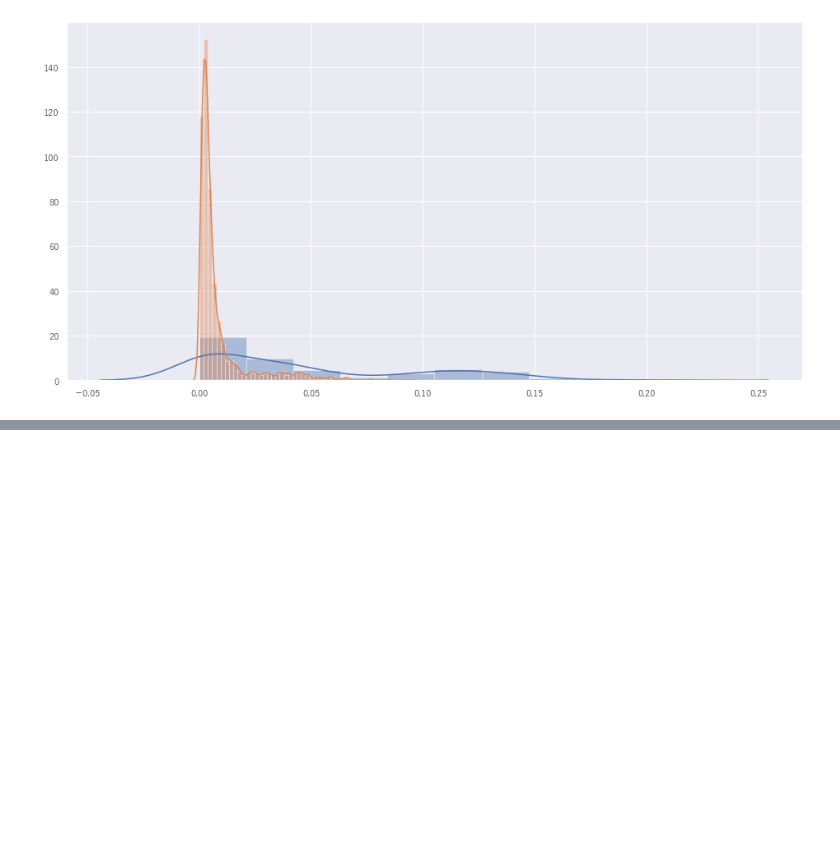
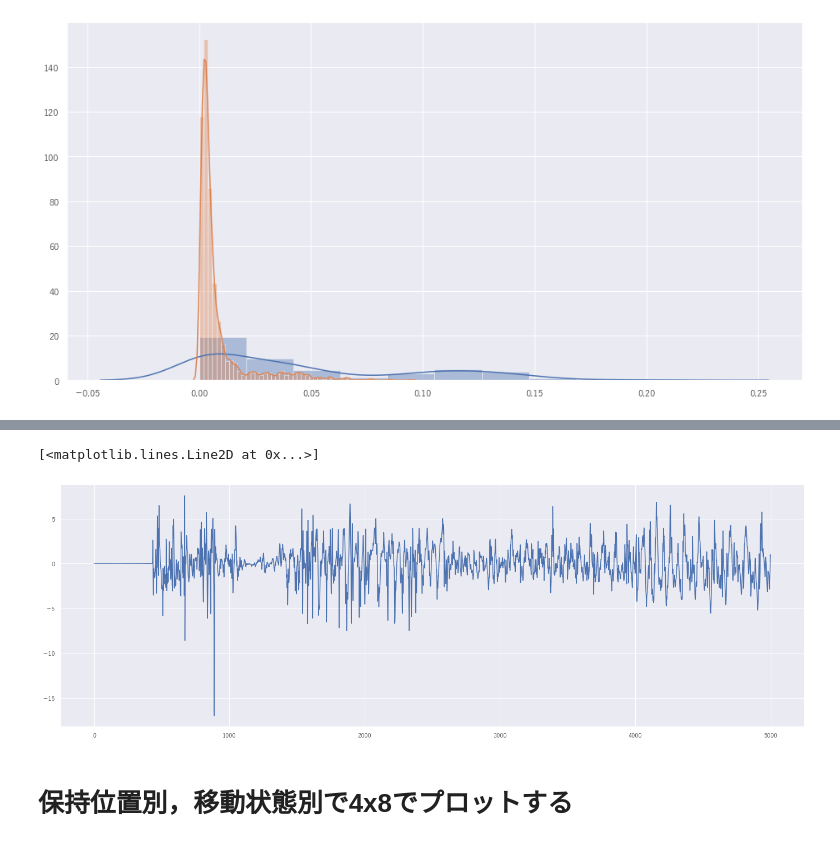
Before and after one commit to nekketsu2010/SHL2020, a Jupyter notebook: Notebook/Untitled3.ipynb, the cells around one changed output, grey strips where cells are left out. Cells and saved outputs as stored; diff of their text form; code cells hidden in the pictures; blank space fills up the shorter version.

```diff
--- a/Notebook/Untitled3.ipynb
+++ b/Notebook/Untitled3.ipynb
@@ -74,0 +77,4 @@ sns.distplot(v_bike.reshape([-1, 1]), label='val_bike')
+# %%
+def load_npy(hold_position):
+    file_path = "../Data/センサ別npyファイル/train/train_" + hold_position + "/train_" + hold_position + "_Glo_LAcc_ver3.npy"
+    return np.load(file_path)
@@ -74,0 +153,8 @@ sns.distplot(v_bike.reshape([-1, 1]), label='val_bike')
+# %%
+plt.figure(figsize=(24, 8))
+plt.plot(train_Bag.reshape([-1, 3])[0:5000, 0])
+# %% [output]
+[<matplotlib.lines.Line2D at 0x...>]
+[figure, added]
+# %% [markdown]
+# 保持位置別，移動状態別で4x8でプロットする
```
Also changed, not shown: parts of 17 cells of this notebook, 10 other files.
